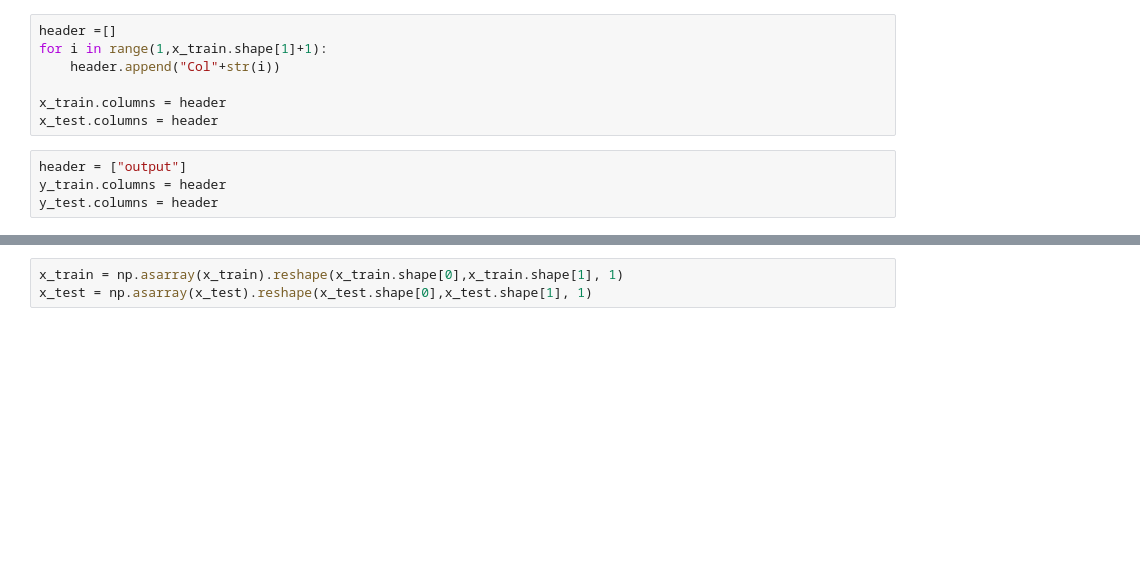
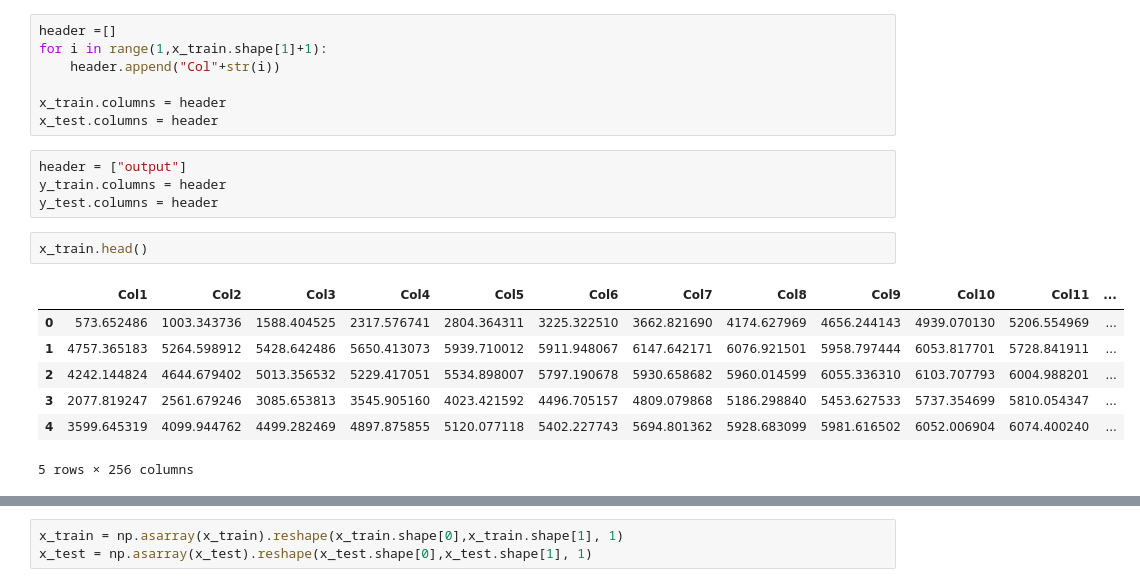
Before and after one commit to purush34/Amrita_Honeywell_Hackathon, a Jupyter notebook: CNN/CNN_keras_tuner.ipynb, the cells around one changed output, grey strips where cells are left out. Cells and saved outputs as stored; diff of their text form; blank space fills up the shorter version.

```diff
--- a/CNN/CNN_keras_tuner.ipynb
+++ b/CNN/CNN_keras_tuner.ipynb
@@ -50,4 +30,14 @@ x_test.columns = header
 header = ["output"]
 y_train.columns = header
 y_test.columns = header
+# %%
+x_train.head()
+# %% [output]
+|  | Col1 | Col2 | Col3 | Col4 | Col5 | Col6 | Col7 | Col8 | Col9 | Col10 | Col11 | ... |
+| 0 | 573.652486 | 1003.343736 | 1588.404525 | 2317.576741 | 2804.364311 | 3225.322510 | 3662.821690 | 4174.627969 | 4656.244143 | 4939.070130 | 5206.554969 | ... |
+| 1 | 4757.365183 | 5264.598912 | 5428.642486 | 5650.413073 | 5939.710012 | 5911.948067 | 6147.642171 | 6076.921501 | 5958.797444 | 6053.817701 | 5728.841911 | ... |
+| 2 | 4242.144824 | 4644.679402 | 5013.356532 | 5229.417051 | 5534.898007 | 5797.190678 | 5930.658682 | 5960.014599 | 6055.336310 | 6103.707793 | 6004.988201 | ... |
+| 3 | 2077.819247 | 2561.679246 | 3085.653813 | 3545.905160 | 4023.421592 | 4496.705157 | 4809.079868 | 5186.298840 | 5453.627533 | 5737.354699 | 5810.054347 | ... |
+| 4 | 3599.645319 | 4099.944762 | 4499.282469 | 4897.875855 | 5120.077118 | 5402.227743 | 5694.801362 | 5928.683099 | 5981.616502 | 6052.006904 | 6074.400240 | ... |
+5 rows × 256 columns
 # %%
```
Also changed, not shown: parts of 9 cells of this notebook.
